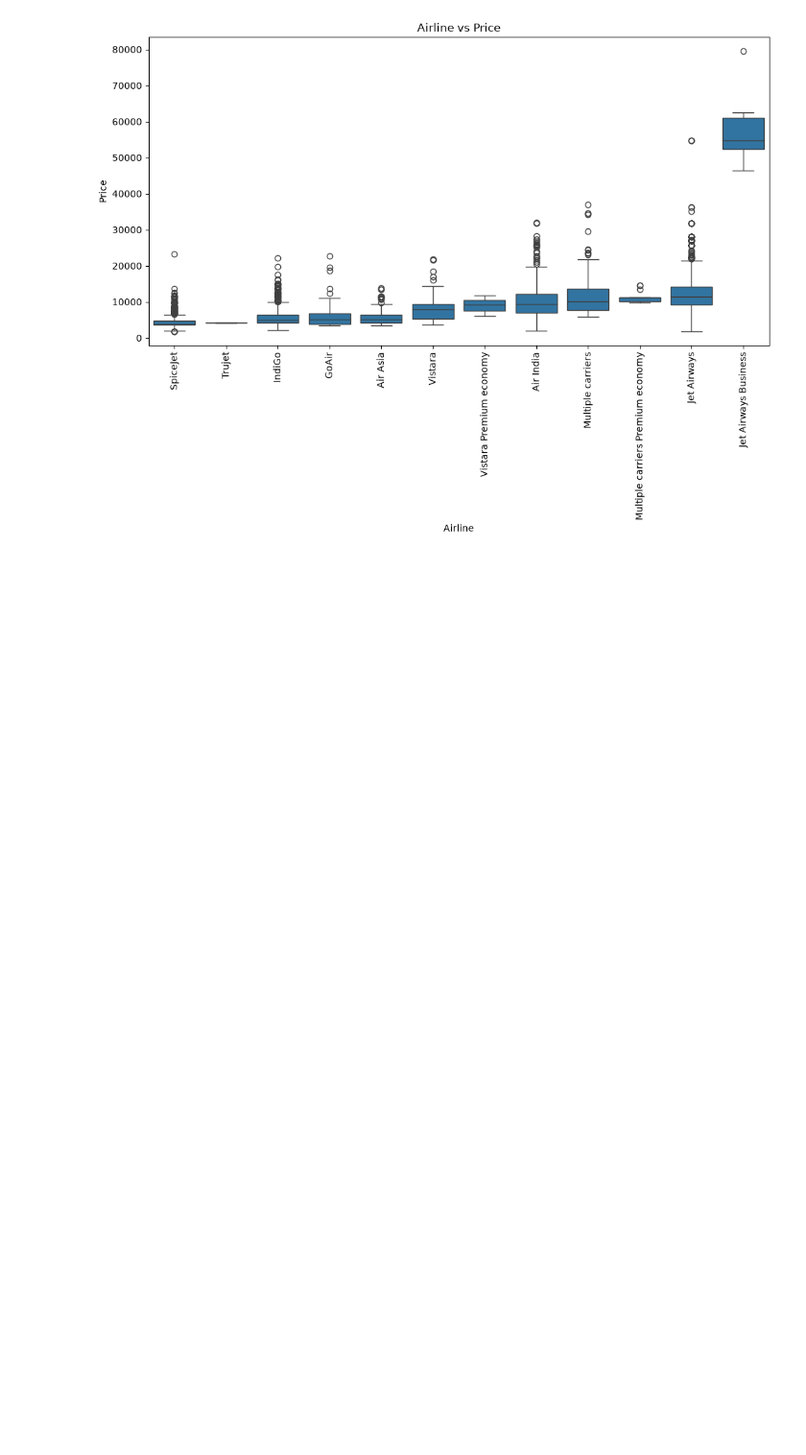
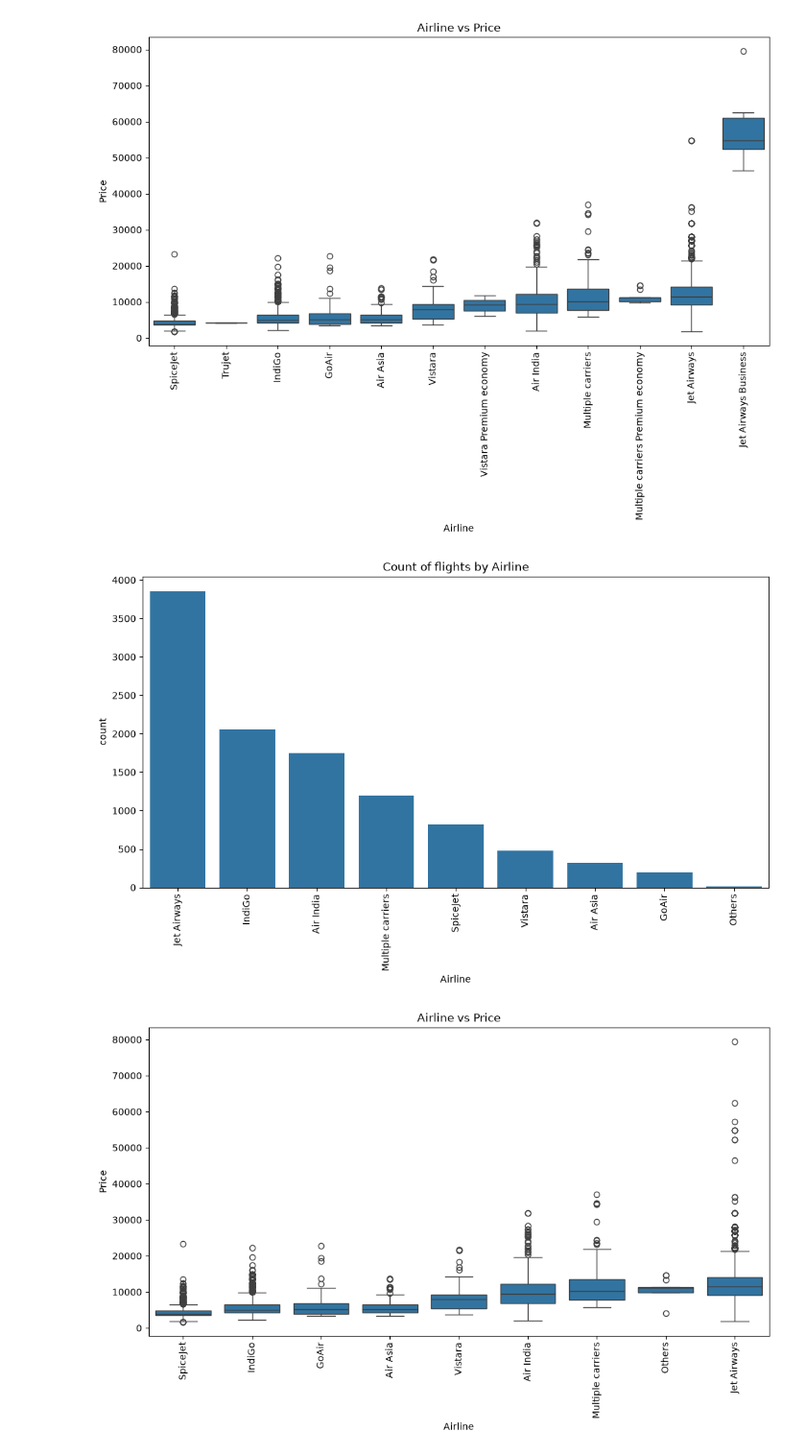
Before and after one commit to Shaurya170319/PBEL12, a Jupyter notebook: flight_price.ipynb, the cells around one changed output. Shown at 96% size. Cells and saved outputs as stored; diff of their text form; code cells hidden in the pictures; blank space fills up the shorter version.

Commit message:
Completed Flight_Price.ipynb

```diff
--- a/flight_price.ipynb
+++ b/flight_price.ipynb
@@ -523,3 +523,37 @@ plt.show()
 # %% [output]
 [figure]
 [figure]
+# %%
+# Merging specified categories in the Airline
+train_data['Airline']= train_data['Airline'].replace({
+    'Vistara Premium economy': 'Vistara',
+    'Jet Airways Business': 'Jet Airways',
+    'Multiple carriers Premium economy': 'Others',
+    'Trujet': 'Others'
+})
+
+test_data['Airline']= test_data['Airline'].replace({
+    'Vistara Premium economy': 'Vistara',
+    'Jet Airways Business': 'Jet Airways',
+    'Multiple carriers Premium economy': 'Others',
+    'Trujet': 'Others'
+})
+
+
+# Re-plotting the updated Airline feature
+plt.figure(figsize=(12,6))
+sns.countplot(data=train_data,x='Airline',order=train_data['Airline'].value_counts().index)
+plt.title('Count of flights by Airline')
+plt.xticks(rotation=90)
+plt.show()
+
+# Re-plotting the updated Airline feature dependance on Price
+plt.figure(figsize=(12,6))
+sns.boxplot(data=train_data, x='Airline',y ='Price',
+order= train_data.groupby('Airline')['Price'].median().sort_values().index)
+plt.title('Airline vs Price')
+plt.xticks(rotation=90)
+plt.show()
+# %% [output]
+[figure, added]
+[figure, added]
```
Also changed, not shown: parts of 8 cells of this notebook.
